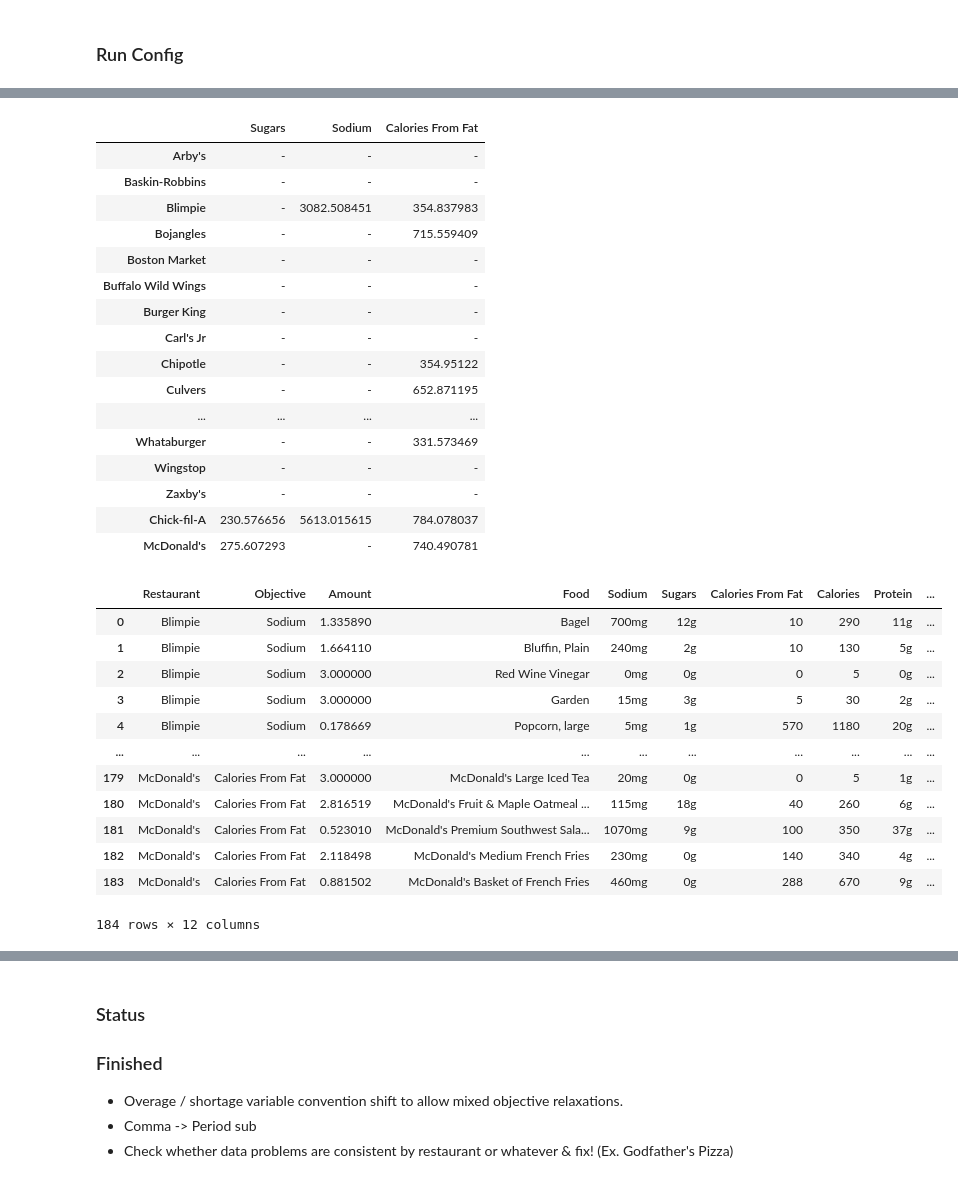
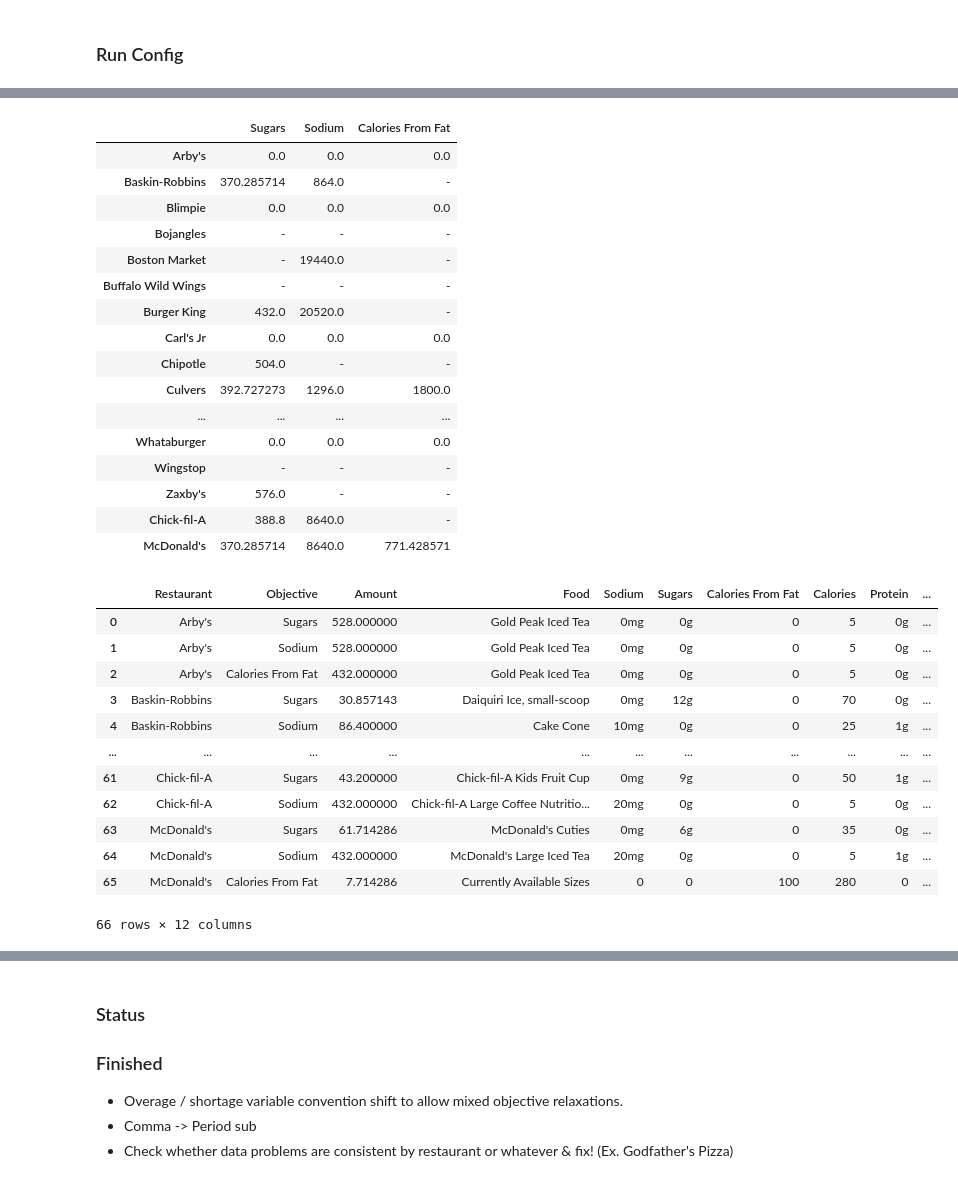
Before and after one commit to zach-hunt/NutritionResearch, a Jupyter notebook: NutritionModelling.ipynb, the cells around one changed output, grey strips where cells are left out. Cells and saved outputs as stored; diff of their text form; code cells hidden in the pictures.

```diff
--- a/NutritionModelling.ipynb
+++ b/NutritionModelling.ipynb
@@ -24,6 +25,7 @@ def vprint_factory(verbose: bool=False):
 def extract(data, row, fact, maximize=True):
     text = str(data.iloc[row][fact]).strip("mg%?").replace(",", ".")
     if str(text) == "nan" or len(text) == 0:
+        raise ValueError(f"Row {row}, Fact {fact}, Max {maximize} has no value")  # This may not be an error, but it may be a potential source
         return maximize * 1_000_000
     return float(text)
 # %%
@@ -122,11 +124,11 @@ def guide_lookup(gender: str, age: int, guide: pd.DataFrame, columns=[]):
 # %%
 def create_model(subset: pd.DataFrame, less_thans: list, equal_tos: list, guide: pd.DataFrame, costs: dict, objective: list,
                  filter_relaxations: set = {}, meals: int = 2, cat_limit: int = 0, min_cutoff: int = 1,
-                 var_type: str = "C", verbose: bool = False):
+                 loose_equality: float = 0, var_type: str = "C", verbose: bool = False):
     """
     Generates the Gurobi model according to many available filters and options, discussed below
 
-    :subset: menu items to consider, frequently broken down by restaurant
+    :subset: menu items to consider, typically broken down by restaurant
     :less_thans: list of nutrients in guide where the sum of food nutritions must be less than the guideline (such as sodium) rather than more (protein)
     :guide: dietary recommendations taken from the government's '20-'25 Dietary Guidelines For Americans.
     :costs: dictionary of penalties associated with exceeding / falling short of the recommendations. Must include objective nutrients
@@ -135,6 +137,7 @@ def create_model(subset: pd.DataFrame, less_thans: list, equal_tos: list, guide:
     :meals: requires the solution to meet only (1 / meals) of each nutrient recommendation. Meals=1 & cat_limit=1 usually infeasible. Default: 2
     :cat_limit: requires no more than cat_limit of any one food type in the solution. Prevents 31 apple juice box solutions. Default: 0 (no limit)
     :min_cutoff: when non-zero, omits foods from the solution with fewer of the objective (calories, g sugar, mg sodium, etc.) than the cutoff * that nutrient's cost. Default: 1
+    :loose_equality: float relaxing equalities [0-1] -> x +- loose_equality
     :var_type: decision variable type in B(inary), I(nteger), or C(ontinuous). Default: Continuous
     :verbose: provides detailed constraining / solving progress updates. Disable for more concise output. Default: False
     """
@@ -150,7 +153,7 @@ def create_model(subset: pd.DataFrame, less_thans: list, equal_tos: list, guide:
 
     m = gp.Model()
     if (vtype := var_type[0].upper()) not in "BIC":
-        raise ValueError(f"var_type must be one of B(inary), I(nteger), or C(ontinuous). {vtype} was passed")
+        raise ValueError(f"var_type must be one of B(inary), I(nteger), or C(ontinuous). '{vtype}' was passed")
     xis = [m.addVar(vtype=vtype) for _ in subset.index]  # Whether to include a food in the meal
     f_rel = {fact: m.addVar(name=f"{fact}_rel") if fact in filter_relaxations else 0 for fact in guide.index}  # excess variable
 
@@ -158,11 +161,15 @@ def create_model(subset: pd.DataFrame, less_thans: list, equal_tos: list, guide:
         if len(objective) == 1 and fact == objective[0]:  # Don't constrain the objective for single-objective models
             continue
         if (fact in less_thans) or (fact in equal_tos):
-            vprint(f"Constraining {fact}".ljust(35), f"<= {round(req, 2)}".ljust(10), f"across {meals} meals")
-            m.addConstr(sum((x * extract(subset, r, fact, maximize=True) for r, x in enumerate(xis))) - f_rel[fact] <= req / meals)
+            scaled_req = req * (1 + loose_equality if fact in equal_tos else 0)
+            vprint(f"Constraining {fact}".ljust(35), f"<= {round(scaled_req, 2)}".ljust(10), f"across {meals} meals")
+            m.addConstr(sum((x * extract(subset, r, fact, maximize=True)
+                             for r, x in enumerate(xis))) - f_rel[fact] <= scaled_req / meals)
         if (fact not in less_thans) or (fact in equal_tos):
-            vprint(f"Constraining {fact}".ljust(35), f">= {round(req, 2)}".ljust(10), f"across {meals} meals")
-            m.addConstr(sum((x * extract(subset, r, fact, maximize=False) for r, x in enumerate(xis))) + f_rel[fact] >= req / meals)
+            scaled_req = req * (1 - loose_equality if fact in equal_tos else 0)
+            vprint(f"Constraining {fact}".ljust(35), f">= {round(scaled_req, 2)}".ljust(10), f"across {meals} meals")
+            m.addConstr(sum((x * extract(subset, r, fact, maximize=False)
+                             for r, x in enumerate(xis))) + f_rel[fact] >= scaled_req / meals)
 
     if min_cutoff:
         for obj in objective:
@@ -292,9 +299,9 @@ See the caveats in the documentation: https://pandas.pydata.org/pandas-docs/stab
 age, gender = 24, "Male"
 objectives = ["Sugars", "Sodium", "Calories From Fat"]  # List of objective(s). Must be list-like
 multi_obj = False  # If True, the model objective is the sum of objective overages. Otherwise, the model is solved for each nutrient separately
-verbose = 1    # Whether to provide run / solve updates
+verbose = 2    # Whether to provide run / solve updates (level of verbosity = [0-2])
 res = ""           # Leave blank to run all
-out_name = "Relaxed_Cat3" # Leave blank to skip saving
+out_name = "Relaxed_LooseEquality" # Leave blank to skip saving
 
 filtered_guide = guide_lookup(gender, age, guide, columns)
 
@@ -303,7 +310,8 @@ equal_tos = ["Calories"]
 costs = {"Sugars": 1, "Sodium": 50, "Calories From Fat": 4}   # Note units: Sugars (g) vs Sodium (mg)
 model_args = {"less_thans": less_thans, "equal_tos": equal_tos, "guide": filtered_guide,
               "filter_relaxations": set(), "objective": objectives, "costs": costs,
-              "meals": 1, "cat_limit": 3, "min_cutoff": False, "var_type": "Continuous", "verbose": verbose, }
+              "meals": 1, "cat_limit": False, "min_cutoff": False, "loose_equality": 0.1,
+              "var_type": "Continuous", "verbose": verbose, }
 
 results, foods = model_run(df, objectives, multi_obj, res)
 display(results)
@@ -336,33 +344,33 @@ Solving McDonald's with respect to Calories From Fat
 |  | Sugars | Sodium | Calories From Fat |
-| Arby's | - | - | - |
-| Baskin-Robbins | - | - | - |
-| Blimpie | - | 3082.508451 | 354.837983 |
-| Bojangles | - | - | 715.559409 |
-| Boston Market | - | - | - |
+| Arby's | 0.0 | 0.0 | 0.0 |
+| Baskin-Robbins | 370.285714 | 864.0 | - |
+| Blimpie | 0.0 | 0.0 | 0.0 |
+| Bojangles | - | - | - |
+| Boston Market | - | 19440.0 | - |
 | Buffalo Wild Wings | - | - | - |
-| Burger King | - | - | - |
-| Carl's Jr | - | - | - |
-| Chipotle | - | - | 354.95122 |
-| Culvers | - | - | 652.871195 |
+| Burger King | 432.0 | 20520.0 | - |
+| Carl's Jr | 0.0 | 0.0 | 0.0 |
+| Chipotle | 504.0 | - | - |
+| Culvers | 392.727273 | 1296.0 | 1800.0 |
 | ... | ... | ... | ... |
-| Whataburger | - | - | 331.573469 |
+| Whataburger | 0.0 | 0.0 | 0.0 |
 | Wingstop | - | - | - |
-| Zaxby's | - | - | - |
-| Chick-fil-A | 230.576656 | 5613.015615 | 784.078037 |
-| McDonald's | 275.607293 | - | 740.490781 |
+| Zaxby's | 576.0 | - | - |
+| Chick-fil-A | 388.8 | 8640.0 | - |
+| McDonald's | 370.285714 | 8640.0 | 771.428571 |
 |  | Restaurant | Objective | Amount | Food | Sodium | Sugars | Calories From Fat | Calories | Protein | ... |
-| 0 | Blimpie | Sodium | 1.335890 | Bagel | 700mg | 12g | 10 | 290 | 11g | ... |
-| 1 | Blimpie | Sodium | 1.664110 | Bluffin, Plain | 240mg | 2g | 10 | 130 | 5g | ... |
-| 2 | Blimpie | Sodium | 3.000000 | Red Wine Vinegar | 0mg | 0g | 0 | 5 | 0g | ... |
-| 3 | Blimpie | Sodium | 3.000000 | Garden | 15mg | 3g | 5 | 30 | 2g | ... |
-| 4 | Blimpie | Sodium | 0.178669 | Popcorn, large | 5mg | 1g | 570 | 1180 | 20g | ... |
+| 0 | Arby's | Sugars | 528.000000 | Gold Peak Iced Tea | 0mg | 0g | 0 | 5 | 0g | ... |
+| 1 | Arby's | Sodium | 528.000000 | Gold Peak Iced Tea | 0mg | 0g | 0 | 5 | 0g | ... |
+| 2 | Arby's | Calories From Fat | 432.000000 | Gold Peak Iced Tea | 0mg | 0g | 0 | 5 | 0g | ... |
+| 3 | Baskin-Robbins | Sugars | 30.857143 | Daiquiri Ice, small-scoop | 0mg | 12g | 0 | 70 | 0g | ... |
+| 4 | Baskin-Robbins | Sodium | 86.400000 | Cake Cone | 10mg | 0g | 0 | 25 | 1g | ... |
 | ... | ... | ... | ... | ... | ... | ... | ... | ... | ... | ... |
-| 179 | McDonald's | Calories From Fat | 3.000000 | McDonald's Large Iced Tea | 20mg | 0g | 0 | 5 | 1g | ... |
-| 180 | McDonald's | Calories From Fat | 2.816519 | McDonald's Fruit & Maple Oatmeal ... | 115mg | 18g | 40 | 260 | 6g | ... |
-| 181 | McDonald's | Calories From Fat | 0.523010 | McDonald's Premium Southwest Sala... | 1070mg | 9g | 100 | 350 | 37g | ... |
-| 182 | McDonald's | Calories From Fat | 2.118498 | McDonald's Medium French Fries | 230mg | 0g | 140 | 340 | 4g | ... |
-| 183 | McDonald's | Calories From Fat | 0.881502 | McDonald's Basket of French Fries | 460mg | 0g | 288 | 670 | 9g | ... |
+| 61 | Chick-fil-A | Sugars | 43.200000 | Chick-fil-A Kids Fruit Cup | 0mg | 9g | 0 | 50 | 1g | ... |
+| 62 | Chick-fil-A | Sodium | 432.000000 | Chick-fil-A Large Coffee Nutritio... | 20mg | 0g | 0 | 5 | 0g | ... |
+| 63 | McDonald's | Sugars | 61.714286 | McDonald's Cuties | 0mg | 6g | 0 | 35 | 0g | ... |
+| 64 | McDonald's | Sodium | 432.000000 | McDonald's Large Iced Tea | 20mg | 0g | 0 | 5 | 1g | ... |
+| 65 | McDonald's | Calories From Fat | 7.714286 | Currently Available Sizes | 0 | 0 | 100 | 280 | 0 | ... |
-184 rows × 12 columns
+66 rows × 12 columns
 [interactive output not drawn]
 # %% [markdown]
 ### Status
```
Also changed, not shown: parts of 2 cells of this notebook, 1 other file.
